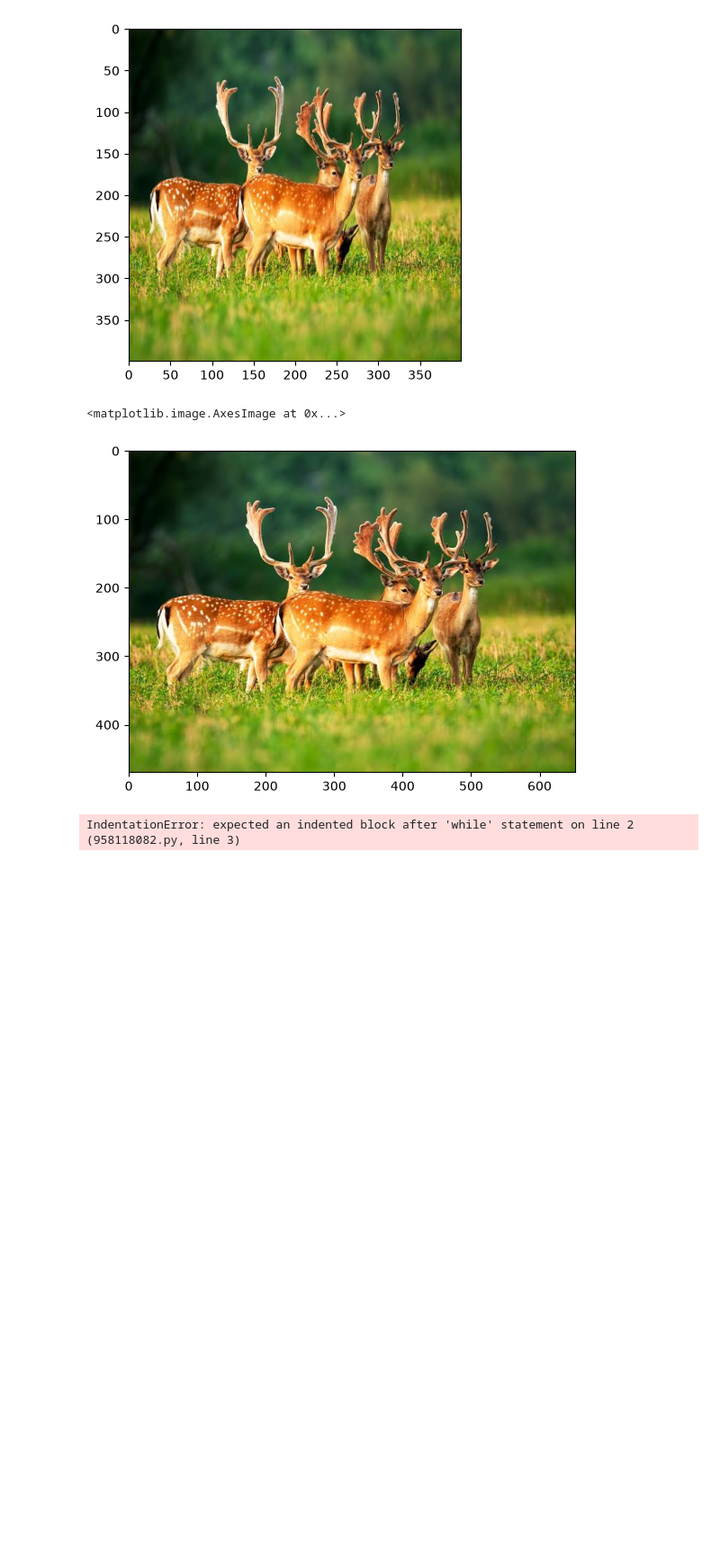
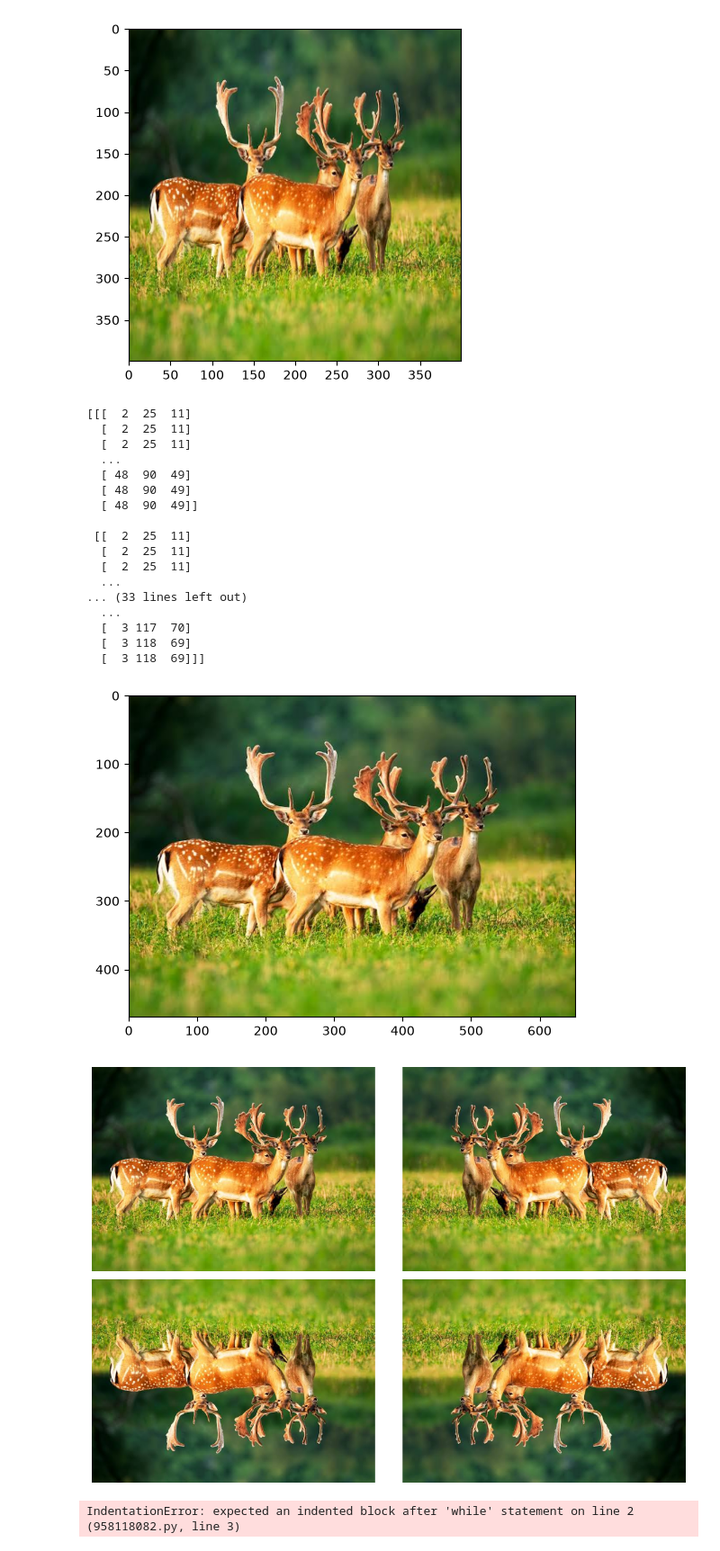
Before and after one commit to Yasuru-Dev/numpy-opencv-vision, a Jupyter notebook: opencv/Untitled.ipynb, the cells around one changed output. Shown at 90% size. Cells and saved outputs as stored; diff of their text form; code cells hidden in the pictures; blank space fills up the shorter version.

Commit message:
open cv fliping and crop images

```diff
--- a/opencv/Untitled.ipynb
+++ b/opencv/Untitled.ipynb
@@ -77,14 +77,57 @@ plt.imshow(resized_image)
 [figure]
 # %%
 #image fliping and crop
+#fliping use for mirror the web cam view
 import cv2
 import matplotlib.pyplot as plt
 img4 = cv2.imread("image/deerimage.jpg")
 image_rgb = cv2.cvtColor(img4,cv2.COLOR_BGR2RGB)
 plt.imshow(image_rgb)
+print(img4)
+
+# 1 -- >horizontal
+# 0 -- >vertical
+# -1 -- >both axes
+
+flip_horizontal = cv2.flip(img4, 1)
+flip_vertical = cv2.flip(img4, 0)
+flip_both = cv2.flip(img4,-1)
+titles = ["original", "horizontal", "vertical","both"]
+images = [image_rgb,
+cv2.cvtColor(flip_horizontal, cv2.COLOR_BGR2RGB),
+cv2.cvtColor(flip_vertical, cv2.COLOR_BGR2RGB),
+cv2.cvtColor(flip_both,cv2.COLOR_BGR2RGB),
+         ]
+
+plt.figure(figsize=(12,8))
+
+for i in range(4):
+  plt.subplot(2,2,i+1)
+  plt.imshow(images[i])
+  plt.axis("off")
+
+plt.tight_layout()
+plt.show()
 # %% [output]
-<matplotlib.image.AxesImage at 0x...>
+[[[  2  25  11]
+  [  2  25  11]
+  [  2  25  11]
+  ...
+  [ 48  90  49]
+  [ 48  90  49]
+  [ 48  90  49]]
+
+ [[  2  25  11]
+  [  2  25  11]
+  [  2  25  11]
+  ...
+... (33 lines left out)
+  ...
+  [  3 117  70]
+  [  3 118  69]
+  [  3 118  69]]]
 [figure]
+[figure, added]
 # %%
 # display the video
 while True:
```
